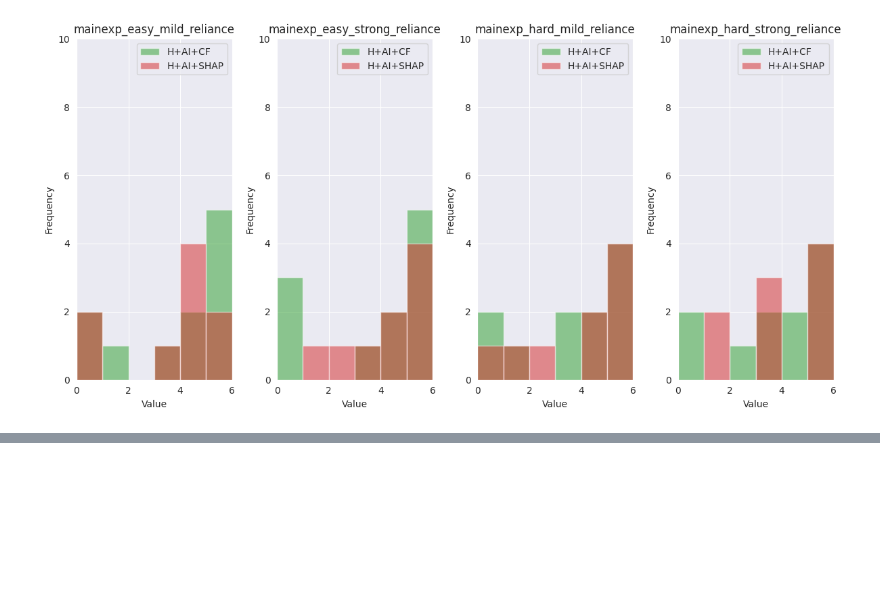
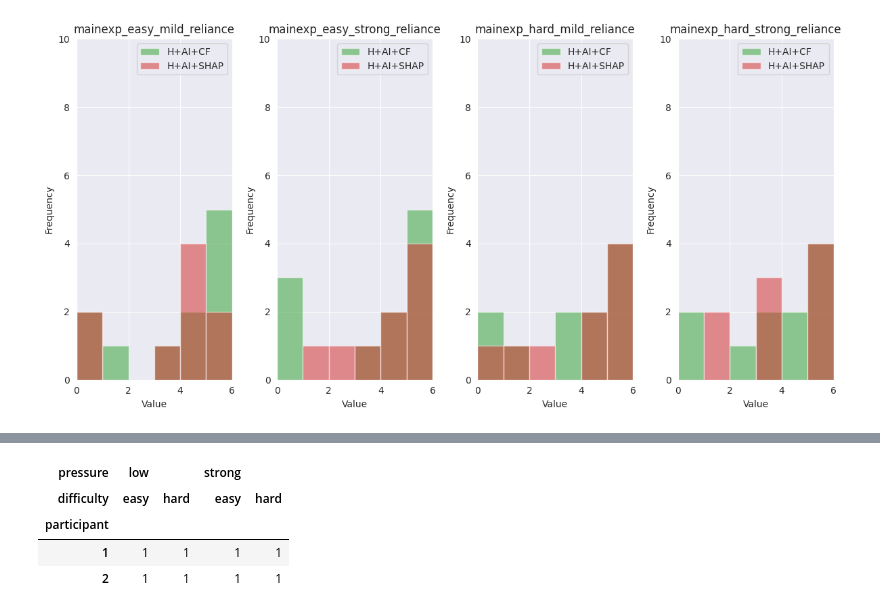
Before and after one commit to jules-leguy/xaipatimg, a Jupyter notebook: notebooks/results_analysis/02.01_db3.1.0_expv1.ipynb, the cells around one changed output, grey strips where cells are left out. Saved outputs shown, nothing was run; the diff lists cells and outputs as text; code cells hidden in the pictures; blank space fills up the shorter version.

```diff
--- a/notebooks/results_analysis/02.01_db3.1.0_expv1.ipynb
+++ b/notebooks/results_analysis/02.01_db3.1.0_expv1.ipynb
@@ -1046,0 +1263,9 @@ plot_grouped_histograms(declared_xai_reliance_plot_data, xlim=(0, 6), ylim=(0, 1
+# %%
+import pandas as pd
+
+data = pd.DataFrame({
+    "participant": [1, 1, 1, 1, 2, 2, 2, 2],
+    "difficulty": ["easy", "hard", "easy", "hard", "easy", "hard", "easy", "hard"],
+    "pressure": ["low", "low", "strong", "strong", "low", "low", "strong", "strong"],
+    "reliance": [0.42, 0.55, 0.61, 0.70, 0.38, 0.50, 0.60, 0.68]
+})
@@ -1046,0 +1371,8 @@ plot_grouped_histograms(declared_xai_reliance_plot_data, xlim=(0, 6), ylim=(0, 1
+# %%
+pd.crosstab(data["participant"], [data["pressure"], data["difficulty"]])
+# %% [output]
+| pressure | low |  | strong |  |
+| difficulty | easy | hard | easy | hard |
+| participant |  |  |  |  |
+| 1 | 1 | 1 | 1 | 1 |
+| 2 | 1 | 1 | 1 | 1 |
```
Also changed, not shown: parts of 23 cells of this notebook, 3 other files.
